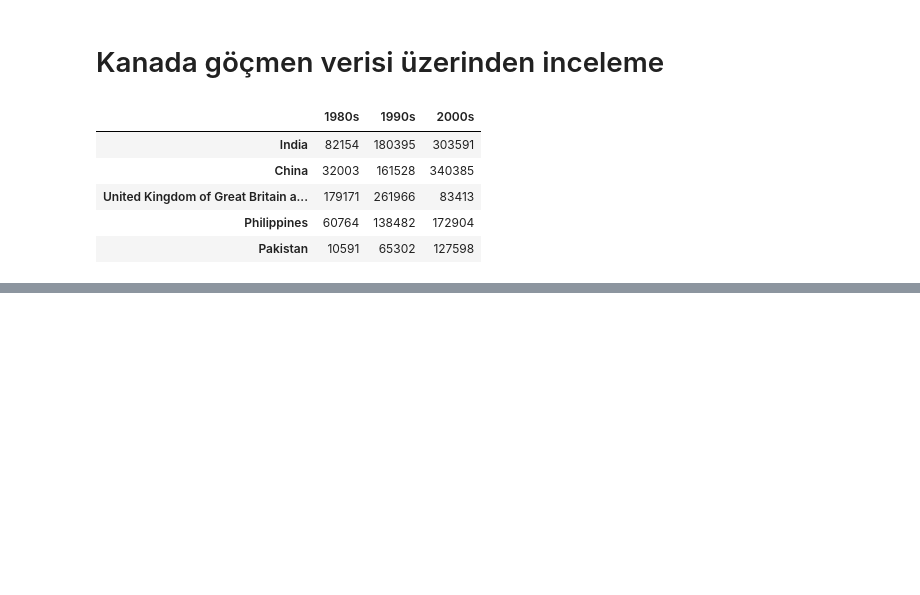
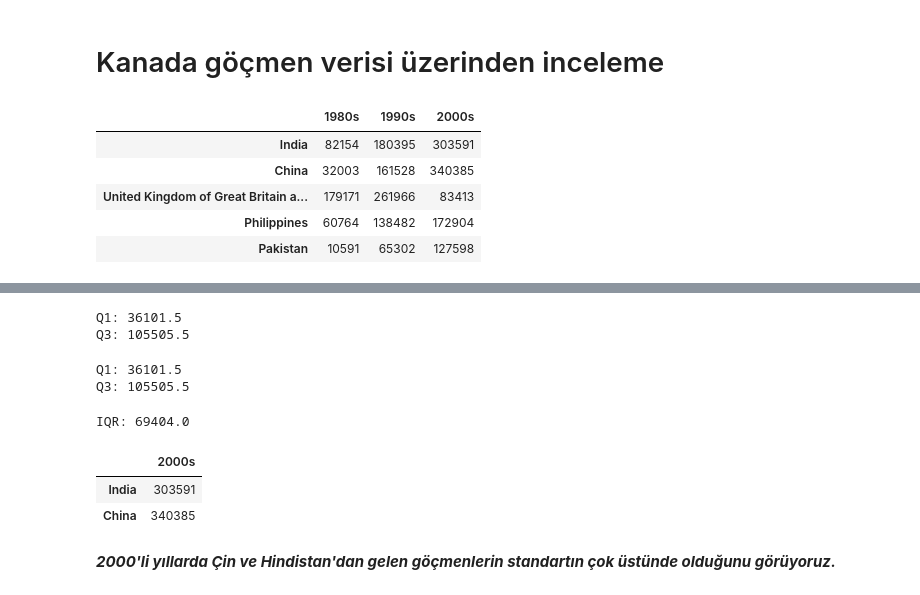
Before and after one commit to evrenarslan/Python-Egitim, a Jupyter notebook: Pandas.ipynb, the cells around one changed output, grey strips where cells are left out. Saved outputs shown, nothing was run; the diff lists cells and outputs as text; code cells hidden in the pictures; blank space fills up the shorter version.

```diff
--- a/Pandas.ipynb
+++ b/Pandas.ipynb
@@ -999,0 +1017,33 @@ new_df.head()
+# %%
+# Q1 ve Q3 değerlerini hesaplamanınn birden fazla yolu var.
+
+# Birinci yol.
+Q1=np.percentile(new_df["2000s"],25)
+Q3=np.percentile(new_df["2000s"],75)
+
+print("Q1:",Q1)
+print("Q3:",Q3)
+# %% [output]
+Q1: 36101.5
+Q3: 105505.5
+# %%
+# İkinci yol
+print("Q1:",new_df.describe()["2000s"]["25%"])
+print("Q3:",new_df.describe()["2000s"]["75%"])
+# %% [output]
+Q1: 36101.5
+Q3: 105505.5
+# %%
+IQR=(Q3-Q1)
+print("IQR:",IQR)
+# %% [output]
+IQR: 69404.0
+# %%
+# Outlier tespiti
+new_df[new_df["2000s"]>(Q3+(IQR*1.5))][["2000s"]]
+# %% [output]
+|  | 2000s |
+| India | 303591 |
+| China | 340385 |
+# %% [markdown]
+***2000'li yıllarda Çin ve Hindistan'dan gelen göçmenlerin standartın çok üstünde olduğunu görüyoruz.***
```
Also changed, not shown: parts of 3 cells of this notebook, 2 other files.
